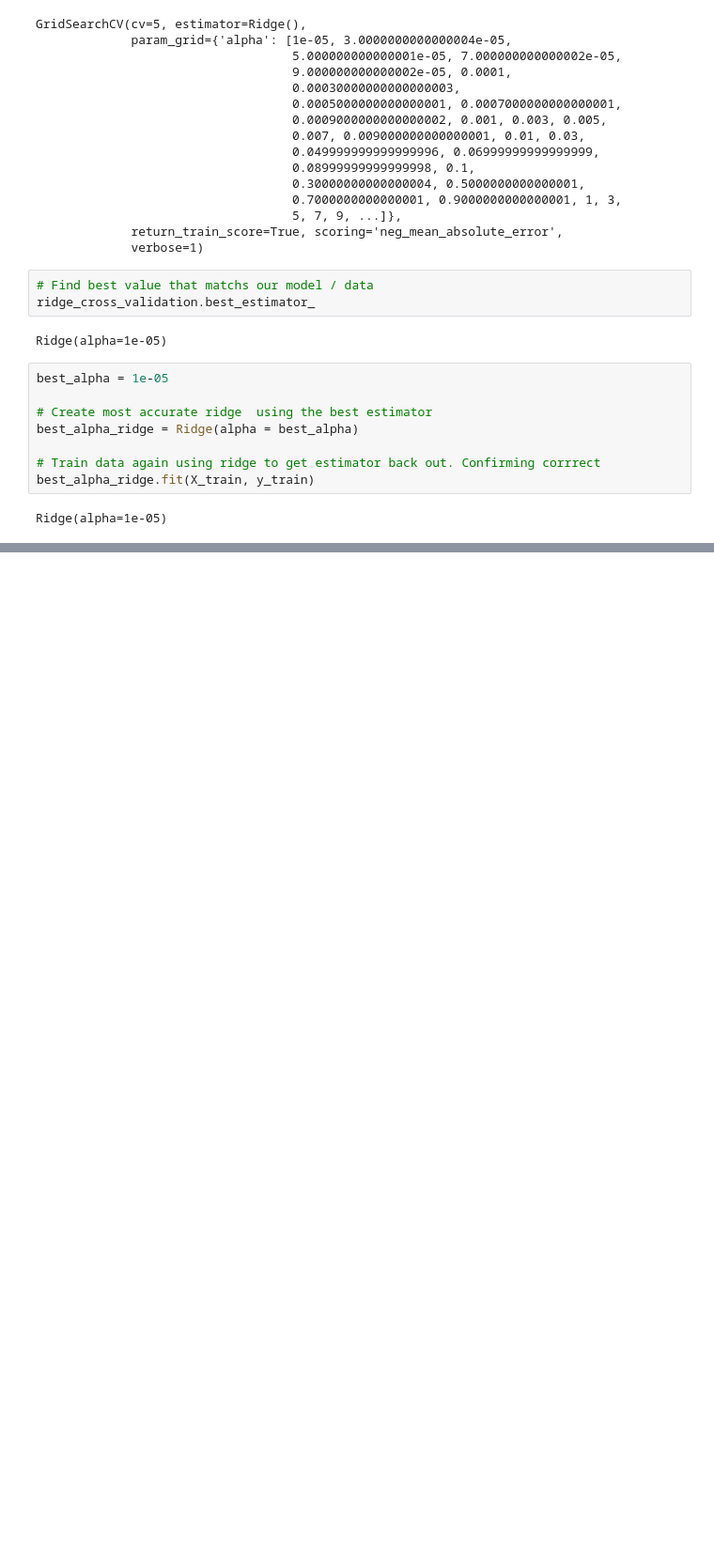
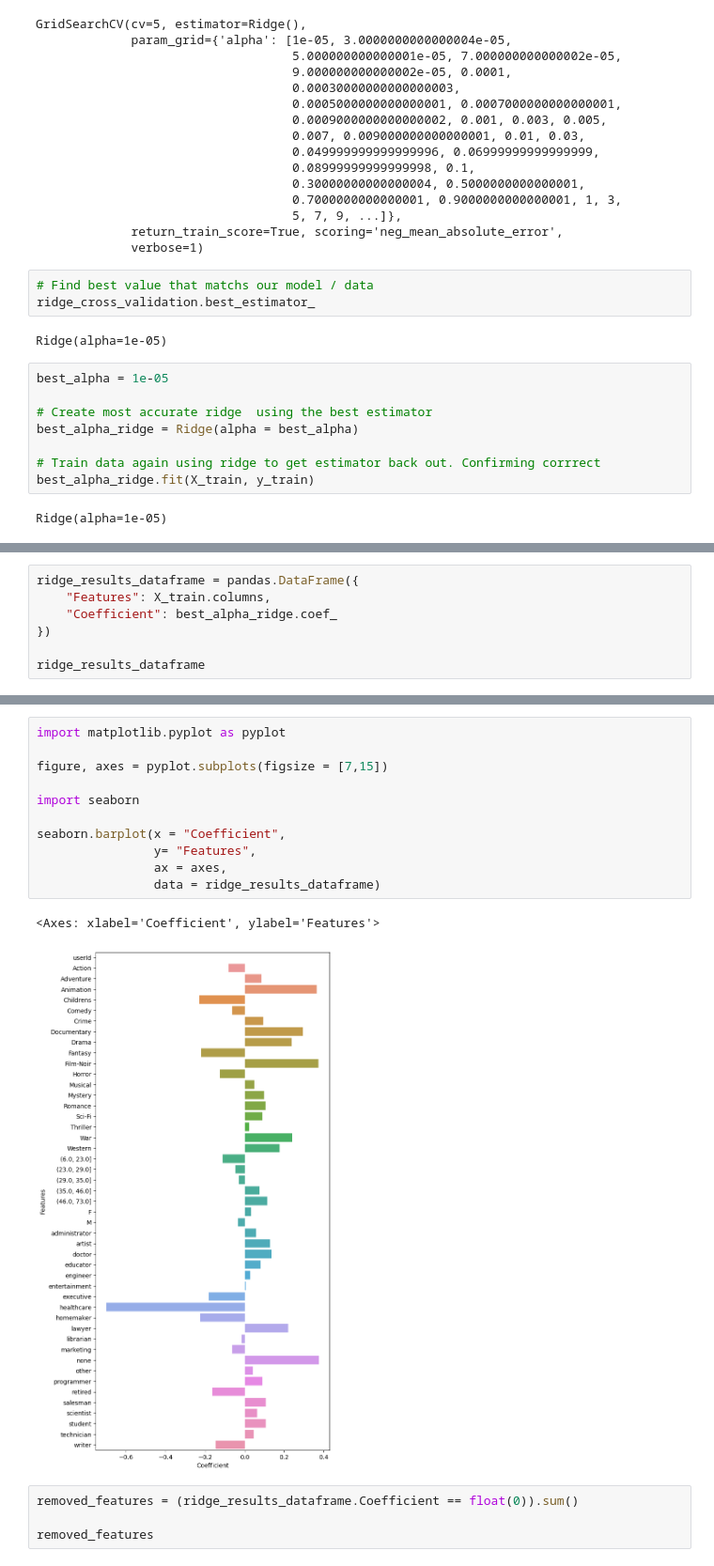
Before and after one commit to Harry-Turner/Python, a Jupyter notebook: ML_UserProfiles.ipynb, the cells around one changed output, grey strips where cells are left out. Shown: that part at 94% size. Drawn from its saved outputs; the diff is of its cells as text; blank space fills up the shorter version.

```diff
--- a/ML_UserProfiles.ipynb
+++ b/ML_UserProfiles.ipynb
@@ -387,0 +388,7 @@ error
+# %%
+ridge_results_dataframe = pandas.DataFrame({
+    "Features": X_train.columns,
+    "Coefficient": best_alpha_ridge.coef_
+})
+
+ridge_results_dataframe
@@ -387,0 +413,18 @@ error
+# %%
+import matplotlib.pyplot as pyplot
+
+figure, axes = pyplot.subplots(figsize = [7,15])
+
+import seaborn
+
+seaborn.barplot(x = "Coefficient",
+                y= "Features",
+                ax = axes,
+                data = ridge_results_dataframe)
+# %% [output]
+<Axes: xlabel='Coefficient', ylabel='Features'>
+[figure, added]
+# %%
+removed_features = (ridge_results_dataframe.Coefficient == float(0)).sum()
+
+removed_features
```
Also changed, not shown: parts of 11 cells of this notebook.
